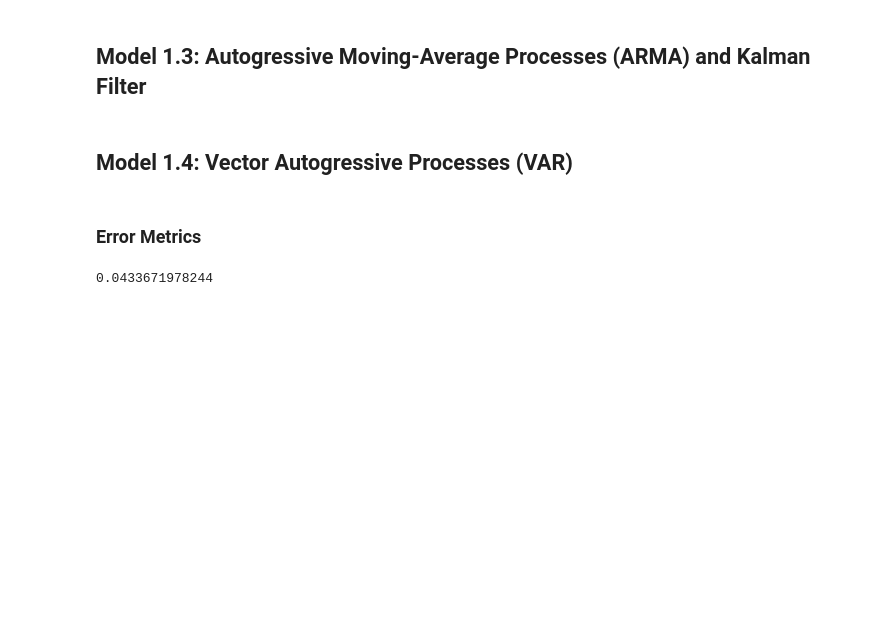
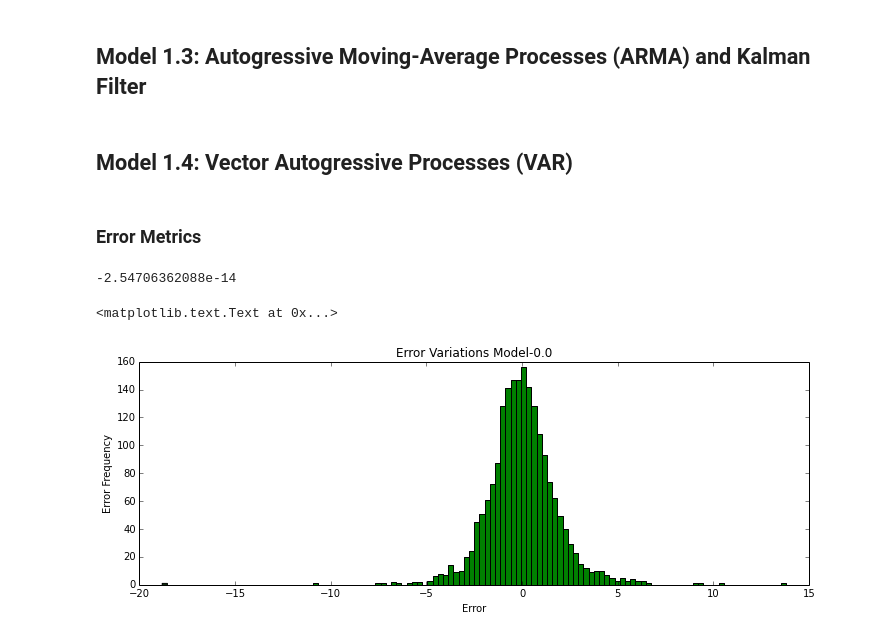
Before and after one commit to Sree-vathsan/CSE591-Data-Science-Project, a Jupyter notebook: Linear_Regression_Model_Oil.ipynb, the cells around one changed output. Cells and saved outputs as stored; diff of their text form; code cells hidden in the pictures; blank space fills up the shorter version.

```diff
--- a/Linear_Regression_Model_Oil.ipynb
+++ b/Linear_Regression_Model_Oil.ipynb
@@ -319,16 +319,25 @@ from sklearn.metrics import mean_squared_error
 # %%
 errVar_y0 = 100 * (np.absolute(yPred0 - yArrTest) / yArrTest)
 errRMS_y0 = np.sqrt(mean_squared_error(yArrTest,yPred0))
 errABS_y0= np.absolute(yPred0-yArrTest)
 
 errVar_y1 = 100 * (np.absolute(yPred1 - yArrTest) / yArrTest)
 errRMS_y1 = np.sqrt(mean_squared_error(yArrTest,yPred1))
 errABS_y1= np.absolute(yPred1-yArrTest)
 
 err_y1 = yPred1 - yArrTest
 print np.mean(err_y1)
+
+
+fig, axes = plt.subplots(1, 1, figsize=(12,4))
+axes.hist(err_y1, color='g', bins=120)
+axes.set_ylabel('Error Frequency')
+axes.set_xlabel('Error')
+axes.set_title("Error Variations Model-0.0")
 # %% [output]
-0.0433671978244
+-2.54706362088e-14
+<matplotlib.text.Text at 0x...>
+[figure, added]
 # %%
 dfErr = pd.DataFrame(data=None, columns=['Model','Minimum % Error','Maximum % Error', 'RMSE Error', 'Mean Absolute Error','Mean Percentage Error'])
 dfErr['Model'] = ('Model 1.0','Model 1.1 (Simple Autoregressive)')
```
Also changed, not shown: parts of 5 cells of this notebook.
